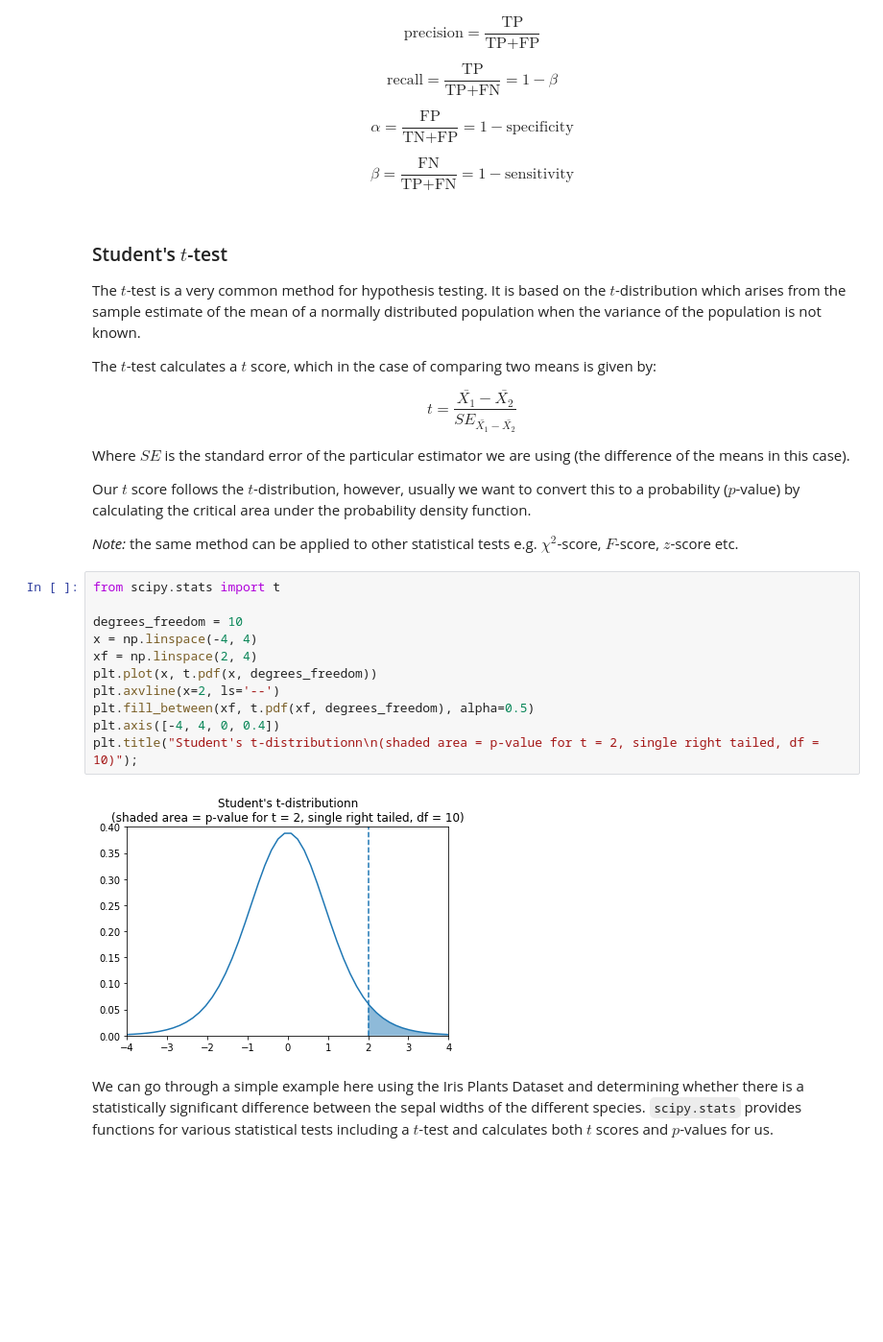
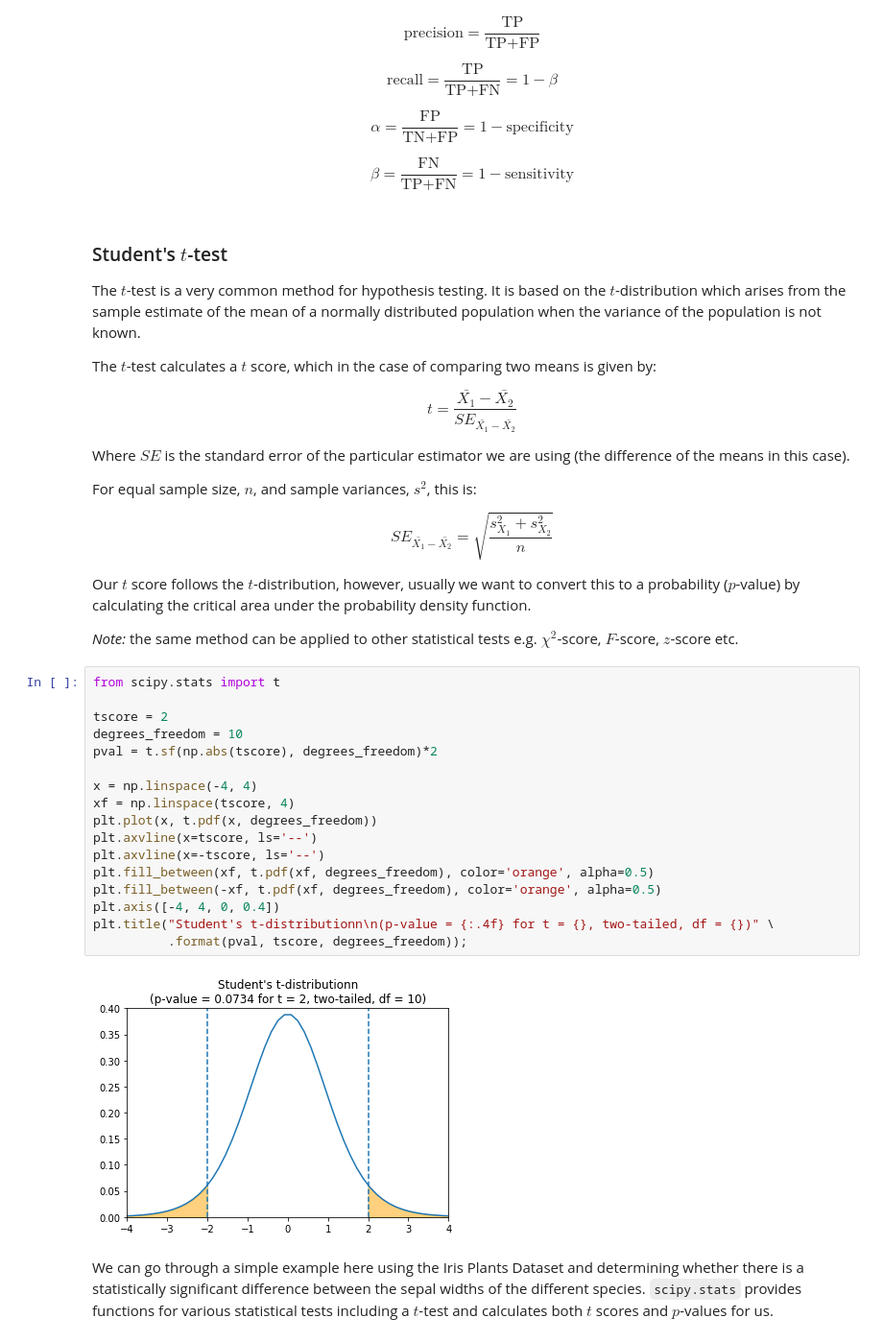
Before and after one commit to jzmnd/hypothesis-testing, a Jupyter notebook: Hypothesis_Testing_And_Bayesian_Inference.ipynb, the cells around one changed output. Shown at 96% size. Cells and saved outputs as stored; diff of their text form; blank space fills up the shorter version.

Commit message:
Updated graphs

```diff
--- a/Hypothesis_Testing_And_Bayesian_Inference.ipynb
+++ b/Hypothesis_Testing_And_Bayesian_Inference.ipynb
@@ -95,22 +95,32 @@ $$t = \frac{\bar{X_1} - \bar{X_2}}{SE_{\bar{X_1} - \bar{X_2}}}$$
 
 Where $SE$ is the standard error of the particular estimator we are using (the difference of the means in this case).
 
+For equal sample size, $n$, and sample variances, $s^2$, this is:
+
+$$SE_{\bar{X_1} - \bar{X_2}} = \sqrt{\frac{s_{X_1}^2 + s_{X_2}^2}{n}}$$
+
 Our $t$ score follows the $t$-distribution, however, usually we want to convert this to a probability ($p$-value) by calculating the critical area under the probability density function.
 
 *Note:* the same method can be applied to other statistical tests e.g. $\chi^2$-score, $F$-score, $z$-score etc.
 # %%
 from scipy.stats import t
 
+tscore = 2
 degrees_freedom = 10
+pval = t.sf(np.abs(tscore), degrees_freedom)*2
+
 x = np.linspace(-4, 4)
-xf = np.linspace(2, 4)
+xf = np.linspace(tscore, 4)
 plt.plot(x, t.pdf(x, degrees_freedom))
-plt.axvline(x=2, ls='--')
-plt.fill_between(xf, t.pdf(xf, degrees_freedom), alpha=0.5)
+plt.axvline(x=tscore, ls='--')
+plt.axvline(x=-tscore, ls='--')
+plt.fill_between(xf, t.pdf(xf, degrees_freedom), color='orange', alpha=0.5)
+plt.fill_between(-xf, t.pdf(xf, degrees_freedom), color='orange', alpha=0.5)
 plt.axis([-4, 4, 0, 0.4])
-plt.title("Student's t-distributionn\n(shaded area = p-value for t = 2, single right tailed, df = 10)");
+plt.title("Student's t-distributionn\n(p-value = {:.4f} for t = {}, two-tailed, df = {})" \
+          .format(pval, tscore, degrees_freedom));
 # %% [output]
-[figure, old version]
+[figure, new version]
 # %% [markdown]
 We can go through a simple example here using the Iris Plants Dataset and determining whether there is a statistically significant difference between the sepal widths of the different species. `scipy.stats` provides functions for various statistical tests including a $t$-test and calculates both $t$ scores and $p$-values for us.
 # %%
```
Also changed, not shown: parts of 9 cells of this notebook.
